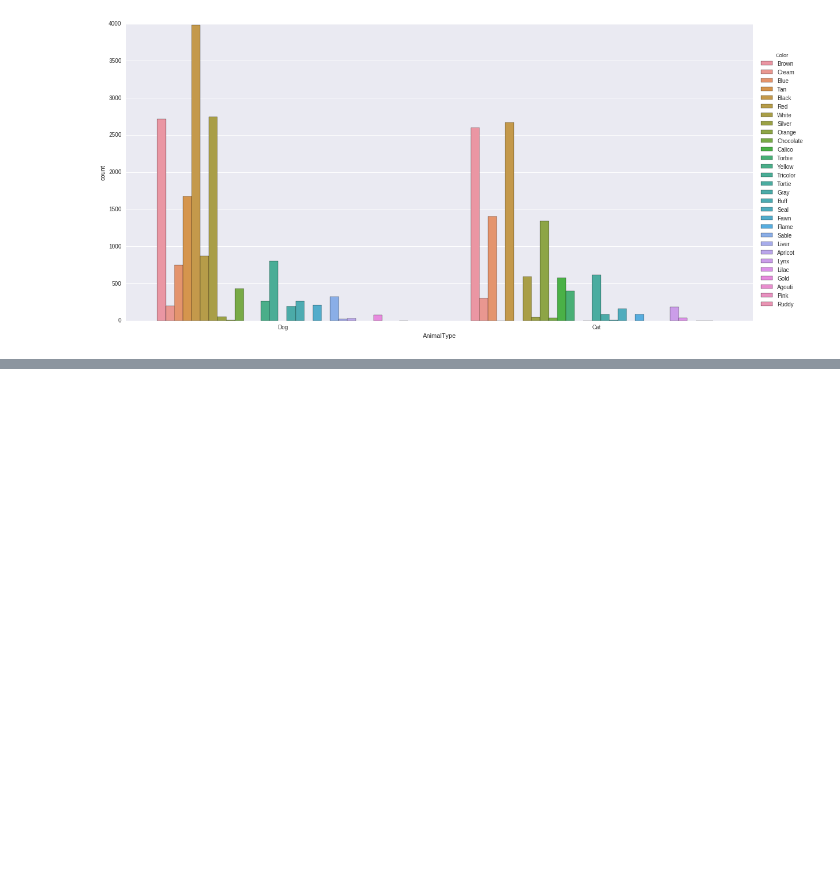
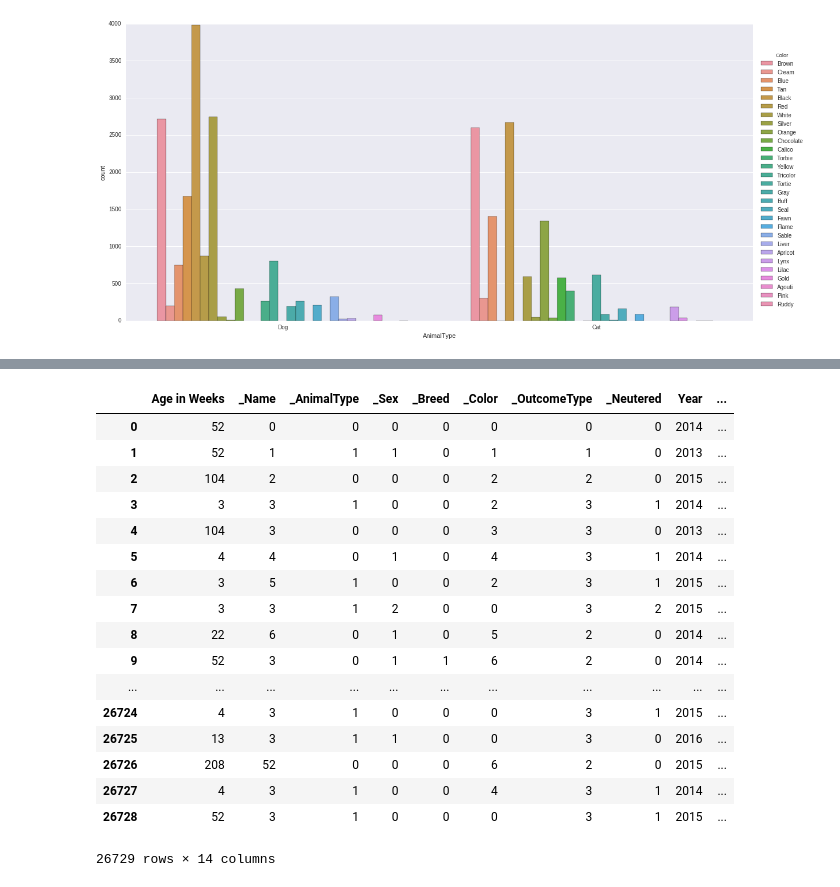
Before and after one commit to Infinite88/animal-shelter, a Jupyter notebook: animal_shelter.ipynb, the cells around one changed output, grey strips where cells are left out. Saved outputs shown, nothing was run; the diff lists cells and outputs as text; code cells hidden in the pictures; blank space fills up the shorter version.

```diff
--- a/animal_shelter.ipynb
+++ b/animal_shelter.ipynb
@@ -183,6 +192,8 @@ def convert_to_numeric(df):
     return df
 
 animals = convert_to_numeric(animals)
+train = convert_to_numeric(train)
+test = convert_to_numeric(test)
 # %%
 def fix_date_time(df):
     def extract_field(_df, start, stop):
@@ -196,6 +207,8 @@ def fix_date_time(df):
     return df.drop(['DateTime'], axis = 1)
 
 animals = fix_date_time(animals)
+train = fix_date_time(train)
+test = fix_date_time(test)
 # %%
 animals.head()
 # %% [output]
@@ -244,0 +233,23 @@ test.head()
+# %%
+train['ID'] = train['AnimalID']
+# %%
+train.drop('AnimalID', axis=1)
+# %% [output]
+|  | Age in Weeks | _Name | _AnimalType | _Sex | _Breed | _Color | _OutcomeType | _Neutered | Year | ... |
+| 0 | 52 | 0 | 0 | 0 | 0 | 0 | 0 | 0 | 2014 | ... |
+| 1 | 52 | 1 | 1 | 1 | 0 | 1 | 1 | 0 | 2013 | ... |
+| 2 | 104 | 2 | 0 | 0 | 0 | 2 | 2 | 0 | 2015 | ... |
+| 3 | 3 | 3 | 1 | 0 | 0 | 2 | 3 | 1 | 2014 | ... |
+| 4 | 104 | 3 | 0 | 0 | 0 | 3 | 3 | 0 | 2013 | ... |
+| 5 | 4 | 4 | 0 | 1 | 0 | 4 | 3 | 1 | 2014 | ... |
+| 6 | 3 | 5 | 1 | 0 | 0 | 2 | 3 | 1 | 2015 | ... |
+| 7 | 3 | 3 | 1 | 2 | 0 | 0 | 3 | 2 | 2015 | ... |
+| 8 | 22 | 6 | 0 | 1 | 0 | 5 | 2 | 0 | 2014 | ... |
+| 9 | 52 | 3 | 0 | 1 | 1 | 6 | 2 | 0 | 2014 | ... |
+| ... | ... | ... | ... | ... | ... | ... | ... | ... | ... | ... |
+| 26724 | 4 | 3 | 1 | 0 | 0 | 0 | 3 | 1 | 2015 | ... |
+| 26725 | 13 | 3 | 1 | 1 | 0 | 0 | 3 | 0 | 2016 | ... |
+| 26726 | 208 | 52 | 0 | 0 | 0 | 6 | 2 | 0 | 2015 | ... |
+| 26727 | 4 | 3 | 1 | 0 | 0 | 4 | 3 | 1 | 2014 | ... |
+| 26728 | 52 | 3 | 1 | 0 | 0 | 0 | 3 | 1 | 2015 | ... |
+26729 rows × 14 columns
```
Also changed, not shown: parts of 19 cells of this notebook.
